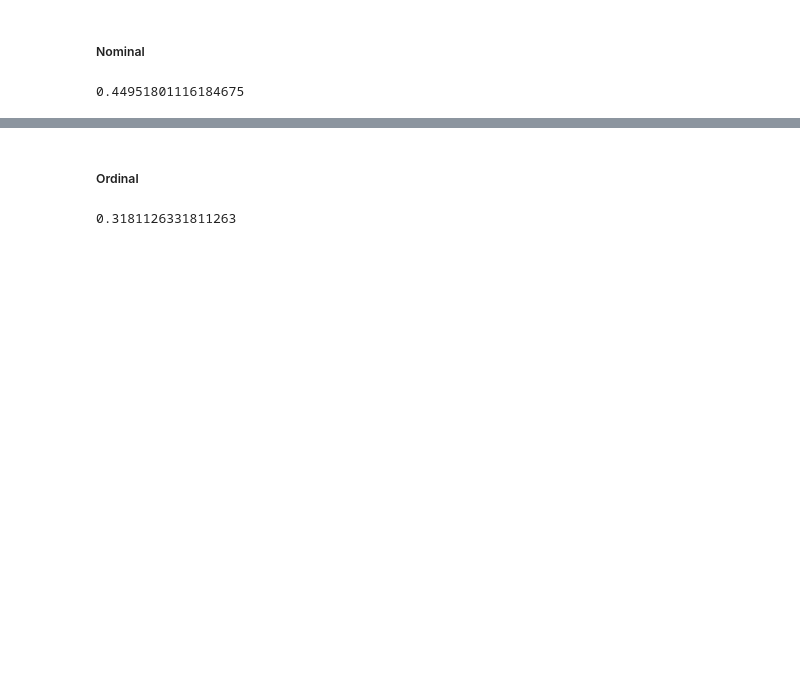
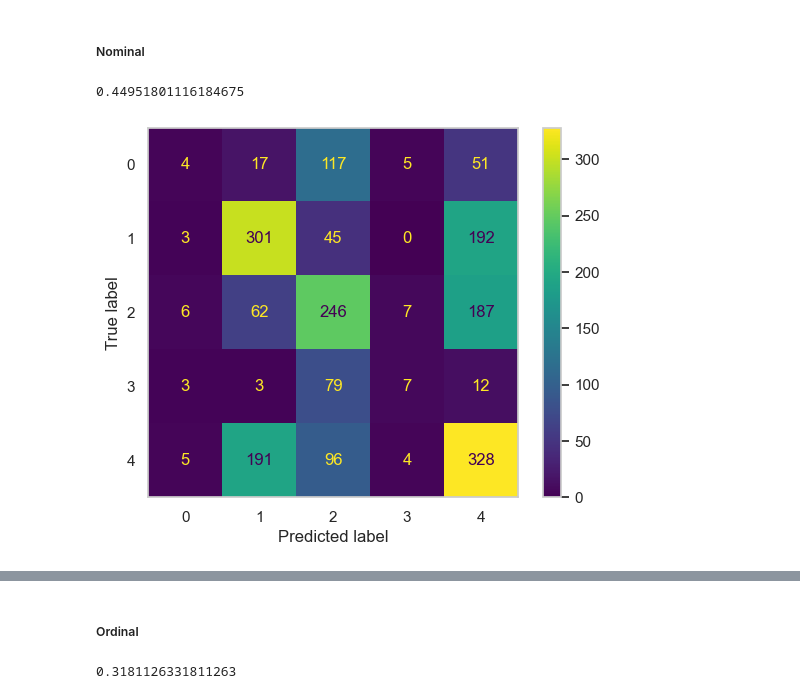
Before and after one commit to jack-rutherford/Climate_Anxiety, a Jupyter notebook: climate_anxiety.ipynb, the cells around one changed output, grey strips where cells are left out. Saved outputs shown, nothing was run; the diff lists cells and outputs as text; code cells hidden in the pictures; blank space fills up the shorter version.

```diff
--- a/climate_anxiety.ipynb
+++ b/climate_anxiety.ipynb
@@ -497,3 +508,14 @@ nominal_logistic.fit(nom_X_train, nom_y_train)
 nominal_logistic.score(nom_X_test, nom_y_test)
 # %% [output]
 0.44951801116184675
+# %%
+# nominal confusion matrix
+nom_y_pred = nominal_logistic.predict(nom_X_test)
+nom_cm = confusion_matrix(nom_y_test, nom_y_pred)
+labels = [category_mapping[key] for key in sorted(category_mapping, key=category_mapping.get) if key in nom_y_test.unique()]
+nom_disp = ConfusionMatrixDisplay(confusion_matrix=nom_cm, display_labels=labels)
+nom_disp.plot()
+plt.grid(False)
+plt.show()
+# %% [output]
+[figure, added]
```
Also changed, not shown: parts of 36 cells of this notebook, 1 other file.
